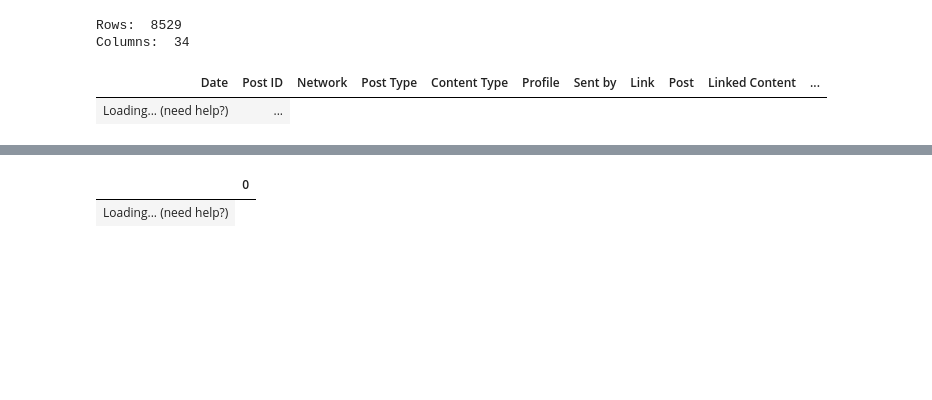
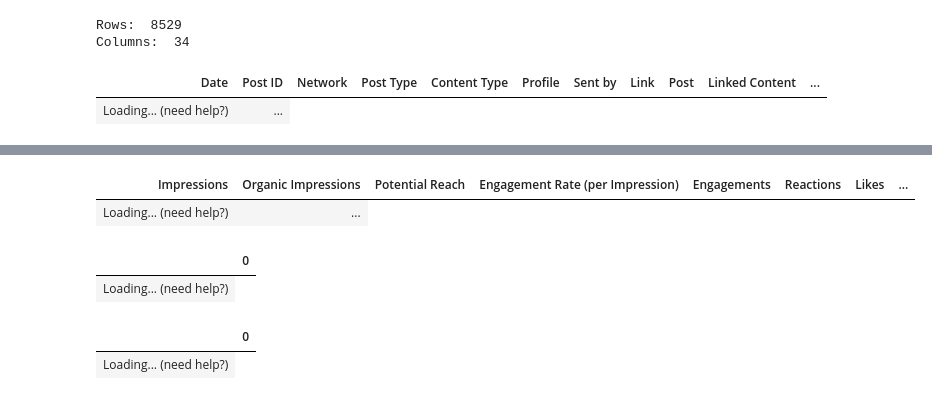
Before and after one commit to samaregbesola/Stanbic-IBTC, a Jupyter notebook: twitter_clean.ipynb, the cells around one changed output, grey strips where cells are left out. Drawn from its saved outputs; the diff is of its cells as text; code cells hidden in the pictures; blank space fills up the shorter version.

```diff
--- a/twitter_clean.ipynb
+++ b/twitter_clean.ipynb
@@ -55,3 +116,25 @@ show(df_not_null.head(2))
+# %%
+# Columns to be converted to numeric
+numeric_columns = ['Impressions', 'Organic Impressions', 'Potential Reach',
+                    'Engagement Rate (per Impression)', 'Engagements', 'Reactions',
+                    'Likes', 'Shares', 'Click-Through Rate', 'Other Post Clicks',
+                    'Post Clicks (All)', 'Post Media Clicks', 'Post Detail Expand Clicks',
+                    'Other Engagements', 'Media Views']
+# %%
+# Convert columns to numeric data type
+df_not_null[numeric_columns] = df_not_null[numeric_columns].applymap(lambda x: float(str(x).replace(',', '')))
+# %%
+# Check changes to columns
+show(df_not_null[numeric_columns].head(2))
+# %% [output]
+| Impressions | Organic Impressions | Potential Reach | Engagement Rate (per Impression) | Engagements | Reactions | Likes | ... |
+| Loading... (need help?) | ... |
+# %%
+# Examine datatypes
+show(df_not_null.dtypes)
+# %% [output]
+|  | 0 |
+| Loading... (need help?) |
 # %%
 # Check missing values
 show(df_not_null.isnull().sum())
```
Also changed, not shown: parts of 25 cells of this notebook.
